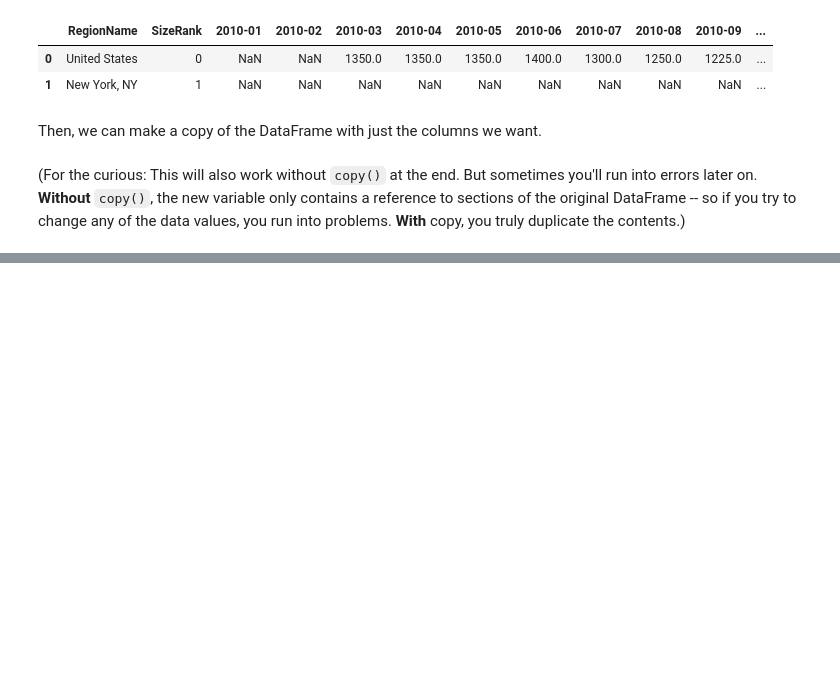
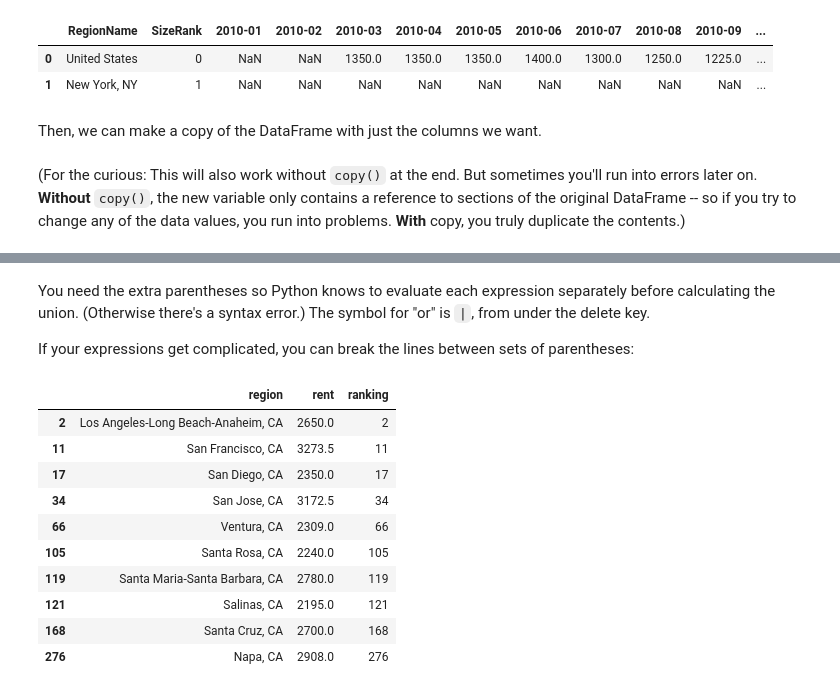
Before and after one commit to smmaurer/cp255, a Jupyter notebook: 02-pandas/pandas.ipynb, the cells around one changed output, grey strips where cells are left out. Saved outputs shown, nothing was run; the diff lists cells and outputs as text; code cells hidden in the pictures; blank space fills up the shorter version.

```diff
--- a/02-pandas/pandas.ipynb
+++ b/02-pandas/pandas.ipynb
@@ -152,0 +299,19 @@ rents.head()
+# %% [markdown]
+You need the extra parentheses so Python knows to evaluate each expression separately before calculating the union. (Otherwise there's a syntax error.) The symbol for "or" is `|`, from under the delete key.
+
+If your expressions get complicated, you can break the lines between sets of parentheses:
+# %%
+rents.loc[(rents['region'].str.contains('CA')) &
+          (rents['rent'] > 2000)]
+# %% [output]
+|  | region | rent | ranking |
+| 2 | Los Angeles-Long Beach-Anaheim, CA | 2650.0 | 2 |
+| 11 | San Francisco, CA | 3273.5 | 11 |
+| 17 | San Diego, CA | 2350.0 | 17 |
+| 34 | San Jose, CA | 3172.5 | 34 |
+| 66 | Ventura, CA | 2309.0 | 66 |
+| 105 | Santa Rosa, CA | 2240.0 | 105 |
+| 119 | Santa Maria-Santa Barbara, CA | 2780.0 | 119 |
+| 121 | Salinas, CA | 2195.0 | 121 |
+| 168 | Santa Cruz, CA | 2700.0 | 168 |
+| 276 | Napa, CA | 2908.0 | 276 |
```
Also changed, not shown: parts of 32 cells of this notebook.
